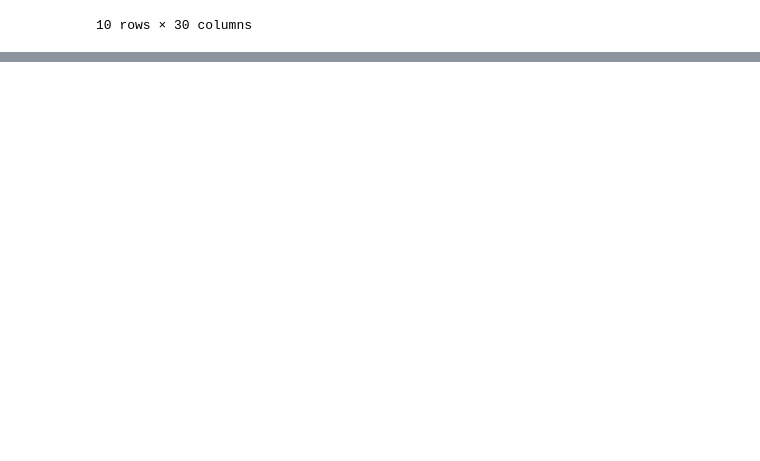
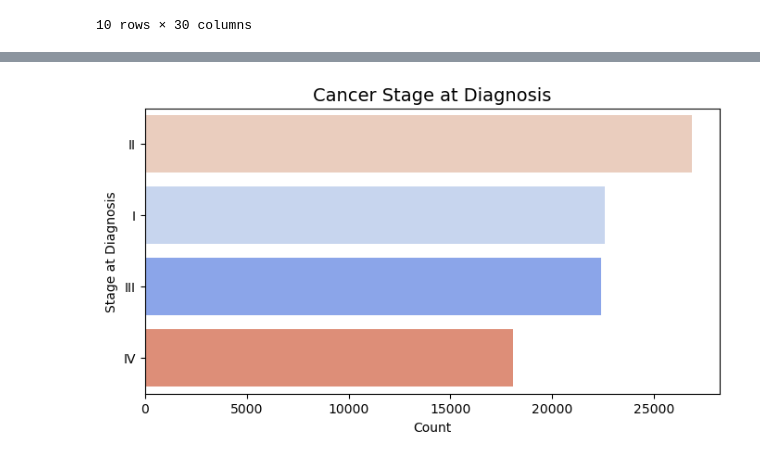
Before and after one commit to wncelrcn/Colorectal-Cancer-Prediction, a Jupyter notebook: Colorectal_Cancer.ipynb, the cells around one changed output, grey strips where cells are left out. Drawn from its saved outputs; the diff is of its cells as text; code cells hidden in the pictures; blank space fills up the shorter version.

```diff
--- a/Colorectal_Cancer.ipynb
+++ b/Colorectal_Cancer.ipynb
@@ -53,0 +154,16 @@ df.head(10)
+# %%
+plt.figure(figsize=(8, 4))
+sns.countplot(
+    data=df,
+    y="Stage_at_Diagnosis",
+    hue="Stage_at_Diagnosis",  # Add hue
+    order=df["Stage_at_Diagnosis"].value_counts().index,
+    palette="coolwarm",
+    legend=False  # Hide legend if you don't need it
+)
+plt.title("Cancer Stage at Diagnosis", fontsize=14)
+plt.xlabel("Count")
+plt.ylabel("Stage at Diagnosis")
+plt.show()
+# %% [output]
+[figure, added]
```
Also changed, not shown: parts of 43 cells of this notebook, 9 other files.
